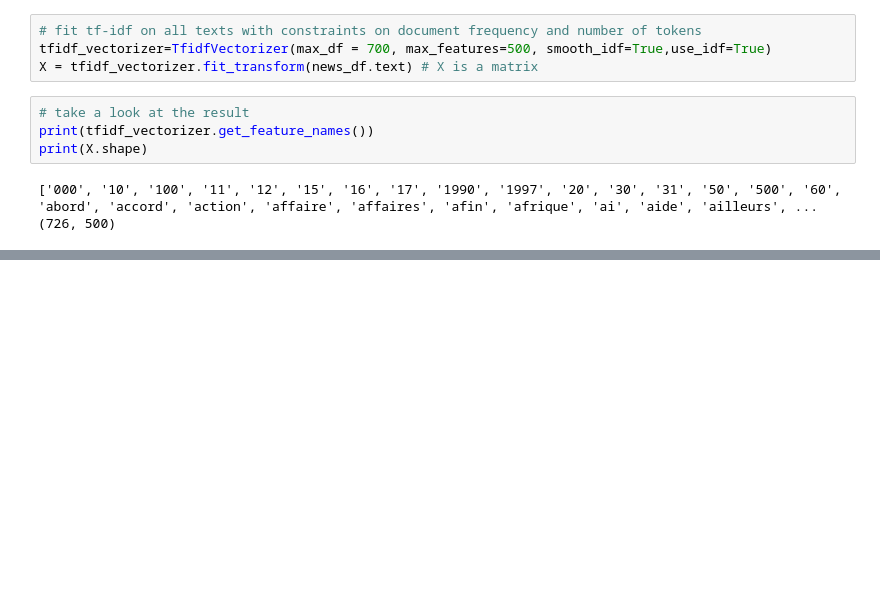
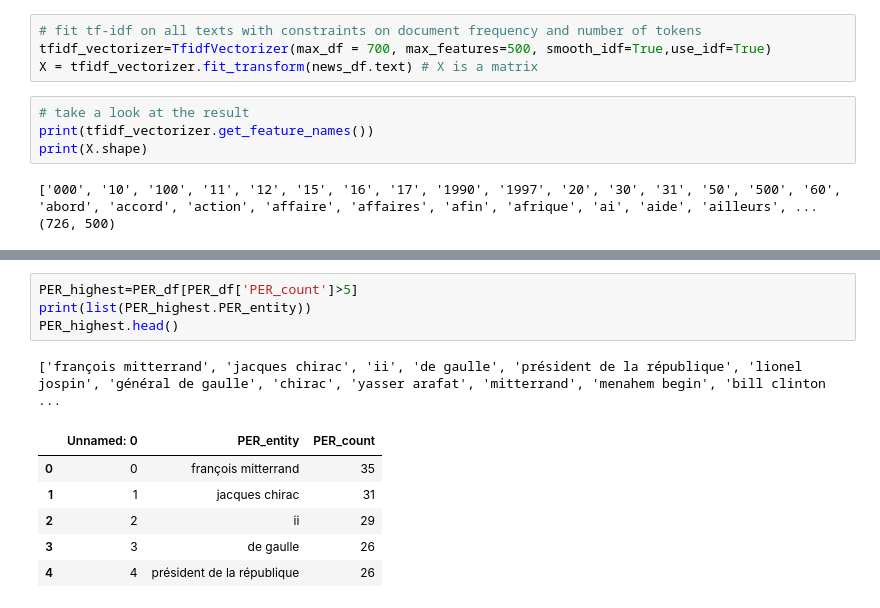
Before and after one commit to ldelille/nlp-archives, a Jupyter notebook: 02_TopicModeling.ipynb, the cells around one changed output, grey strips where cells are left out. Saved outputs shown, nothing was run; the diff lists cells and outputs as text; blank space fills up the shorter version.

```diff
--- a/02_TopicModeling.ipynb
+++ b/02_TopicModeling.ipynb
@@ -299,0 +364,12 @@ Improvement ideas:
+# %%
+PER_highest=PER_df[PER_df['PER_count']>5]
+print(list(PER_highest.PER_entity))
+PER_highest.head()
+# %% [output]
+['françois mitterrand', 'jacques chirac', 'ii', 'de gaulle', 'président de la république', 'lionel jospin', 'général de gaulle', 'chirac', 'yasser arafat', 'mitterrand', 'menahem begin', 'bill clinton ...
+|  | Unnamed: 0 | PER_entity | PER_count |
+| 0 | 0 | françois mitterrand | 35 |
+| 1 | 1 | jacques chirac | 31 |
+| 2 | 2 | ii | 29 |
+| 3 | 3 | de gaulle | 26 |
+| 4 | 4 | président de la république | 26 |
```
Also changed, not shown: parts of 20 cells of this notebook.
